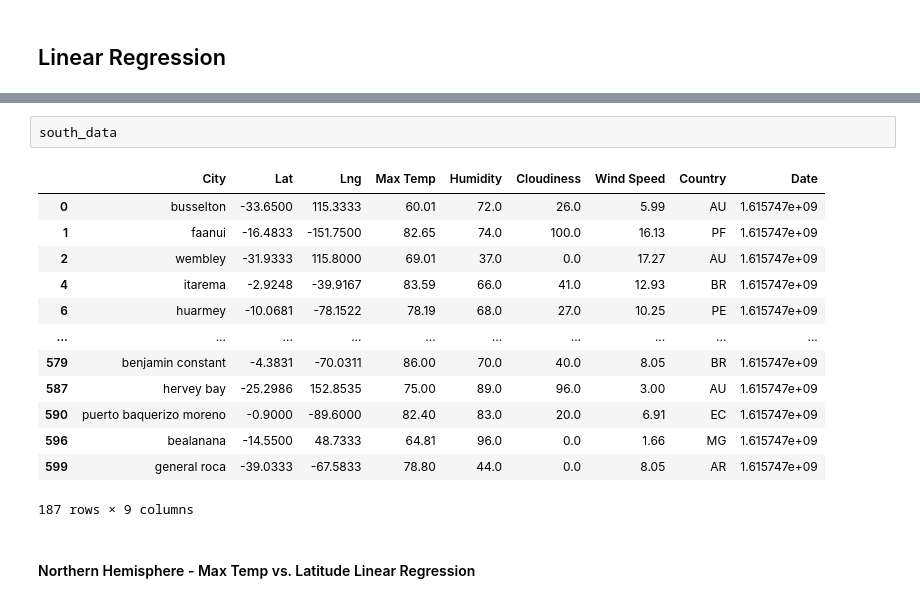
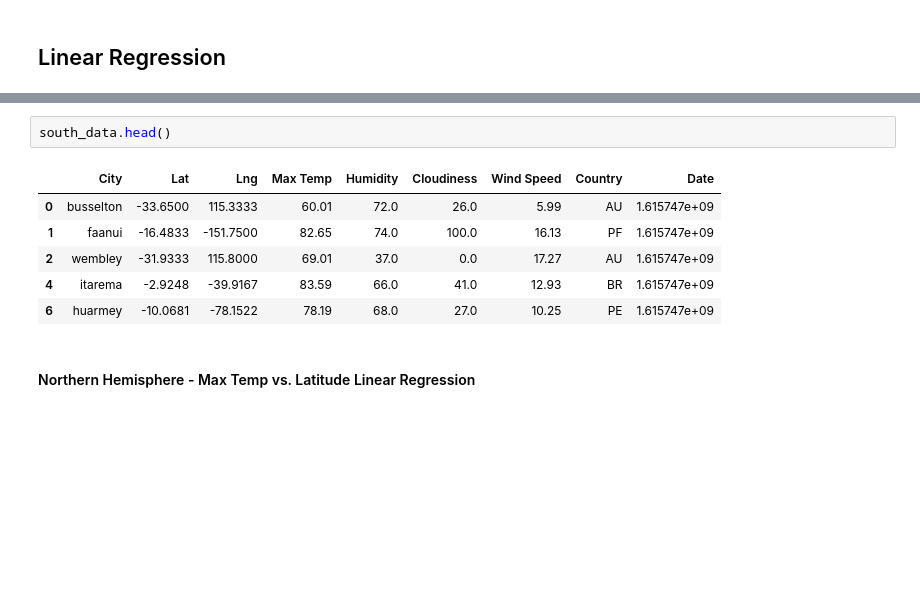
Before and after one commit to moormeierz/API-challenge, a Jupyter notebook: WeatherPy/WeatherPy.ipynb, the cells around one changed output, grey strips where cells are left out. Cells and saved outputs as stored; diff of their text form; blank space fills up the shorter version.

```diff
--- a/WeatherPy/WeatherPy.ipynb
+++ b/WeatherPy/WeatherPy.ipynb
@@ -293,19 +286,12 @@ north_data
 # %%
-south_data
+south_data.head()
 # %% [output]
 |  | City | Lat | Lng | Max Temp | Humidity | Cloudiness | Wind Speed | Country | Date |
 | 0 | busselton | -33.6500 | 115.3333 | 60.01 | 72.0 | 26.0 | 5.99 | AU | 1.615747e+09 |
 | 1 | faanui | -16.4833 | -151.7500 | 82.65 | 74.0 | 100.0 | 16.13 | PF | 1.615747e+09 |
 | 2 | wembley | -31.9333 | 115.8000 | 69.01 | 37.0 | 0.0 | 17.27 | AU | 1.615747e+09 |
 | 4 | itarema | -2.9248 | -39.9167 | 83.59 | 66.0 | 41.0 | 12.93 | BR | 1.615747e+09 |
 | 6 | huarmey | -10.0681 | -78.1522 | 78.19 | 68.0 | 27.0 | 10.25 | PE | 1.615747e+09 |
-| ... | ... | ... | ... | ... | ... | ... | ... | ... | ... |
-| 579 | benjamin constant | -4.3831 | -70.0311 | 86.00 | 70.0 | 40.0 | 8.05 | BR | 1.615747e+09 |
-| 587 | hervey bay | -25.2986 | 152.8535 | 75.00 | 89.0 | 96.0 | 3.00 | AU | 1.615747e+09 |
-| 590 | puerto baquerizo moreno | -0.9000 | -89.6000 | 82.40 | 83.0 | 20.0 | 6.91 | EC | 1.615747e+09 |
-| 596 | bealanana | -14.5500 | 48.7333 | 64.81 | 96.0 | 0.0 | 1.66 | MG | 1.615747e+09 |
-| 599 | general roca | -39.0333 | -67.5833 | 78.80 | 44.0 | 0.0 | 8.05 | AR | 1.615747e+09 |
-187 rows × 9 columns
 # %% [markdown]
 ####  Northern Hemisphere - Max Temp vs. Latitude Linear Regression
 # %%
```
Also changed, not shown: parts of 10 cells of this notebook, 1 other file.
